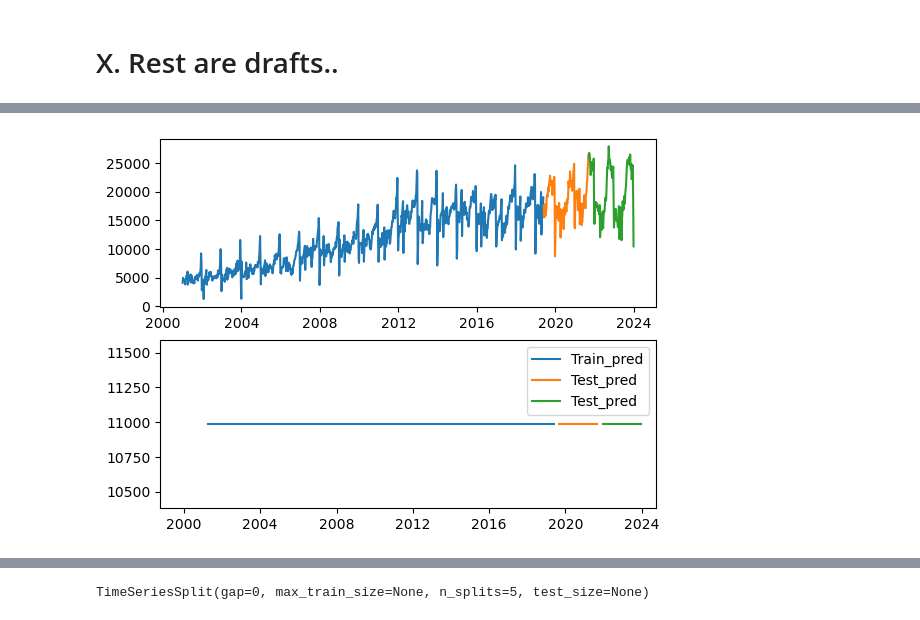
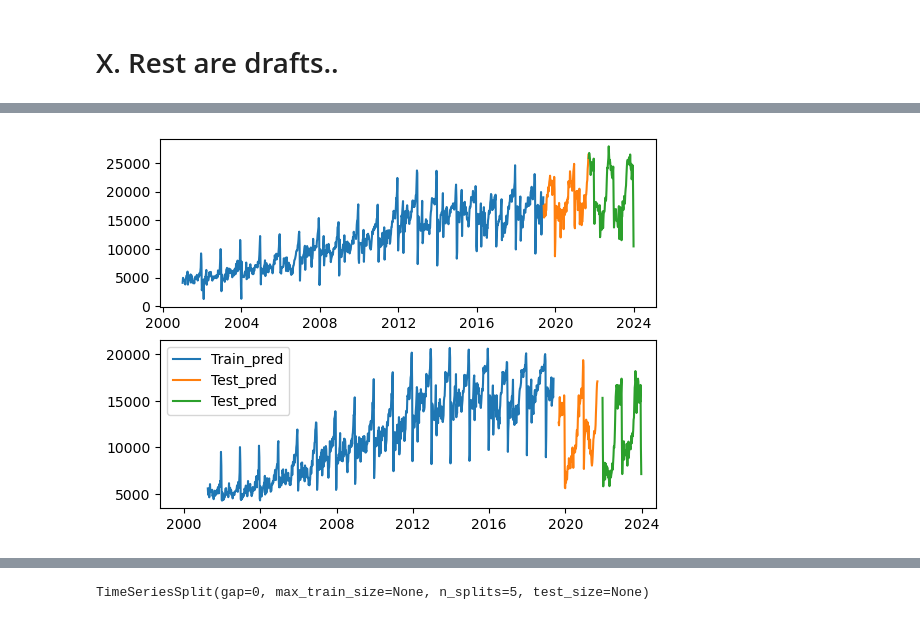
Before and after one commit to DataJakob/Various-School-Projects, a Jupyter notebook: Advanced Topics in Deep Learning/Feature_Enginneering.ipynb, the cells around one changed output, grey strips where cells are left out. Cells and saved outputs as stored; diff of their text form; code cells hidden in the pictures.

```diff
--- a/Advanced Topics in Deep Learning/Feature_Enginneering.ipynb
+++ b/Advanced Topics in Deep Learning/Feature_Enginneering.ipynb
@@ -114,7 +116,7 @@ log_func = FunctionTransformer(func=log_transformation)
 # %%
 def lagged_func_org(X, target=None):
     X =  pd.concat([target, X], axis=1)
-    lags = [[1,2,3,4],[1,13],[1,5],[1,2,3]]
+    lags = [[1,2,3,4],[13],[1,5],[1,2,3,4]]
     shift_cols = ['Salmon_exp_vol', 'Interest_rate', 'Food_index', 'FX_EURONOK']
 
     sec_it = 0
@@ -146,19 +148,20 @@ reshape_func = FunctionTransformer(func=reshaper)
 <h1> 3. LSTM model </h1>
 # %%
 model = keras.Sequential([
-    layers.LSTM(2, input_shape=(1,81)),
-    layers.Dropout(0.1),
-    layers.Dense(3, activation='relu'),
+    layers.LSTM(50, input_shape=(1,94)),
     layers.BatchNormalization(),
-    layers.Dropout(0.2),
-    layers.Dense(6, activation='LeakyReLU'),
+    layers.Dropout(0.3),
+    layers.Dense(16, activation='relu'),
+    layers.BatchNormalization(),
+    layers.Dropout(0.3),
+    layers.Dense(32, activation='LeakyReLU'),
     layers.Dense(1)
 ])
 model.compile(optimizer='adam',
               loss='mae')
 
 early_stopping = callbacks.EarlyStopping(
-    min_delta=0.001, # minimium amount of change to count as an improvement
+    min_delta=0.01, # minimium amount of change to count as an improvement
     patience=20, # how many epochs to wait before stopping
     restore_best_weights=True,
 )
@@ -195,11 +197,25 @@ pipe = Pipeline(steps=[
     ('ind', indicator_func),
     ('lag', lagged_func),
     ('Col_spec', engineering_func),
-    ('res', reshape_func),
+    ('zScore_func', zScore_func),
+    ('res', reshape_func)
     # ('lstm', model)
 ])
 
+# X_train_preprocessed = pipe.set_params(lag__kw_args={'target':y_train}).fit_transform(X_train)
+# X_val_preprocessed = pipe.set_params(lag__kw_args={'target':y_val}).transform(X_val)
+# X_test_preprocessed = pipe.set_params(lag__kw_args={'target':y_test}).transform(X_test)
+
+pipe.set_params(det__kw_args={'startValue':0}, lag__kw_args={'target':y_train})
+X_train_preprocessed  = pipe.fit_transform(X_train)
+
+pipe.set_params(det__kw_args={'startValue':960}, lag__kw_args={'target':y_val})
+X_val_preprocessed  = pipe.fit_transform(X_val)
+
+pipe.set_params(det__kw_args={'startValue':1080}, lag__kw_args={'target':y_test})
+X_test_preprocessed  = pipe.fit_transform(X_test)
+
+# X_train_preprocessed = pipe.set_params(lag__kw_args={'target':y_train}).fit_transform(X_train)
+# X_val_preprocessed = pipe.set_params(lag__kw_args={'target':y_val}).transform(X_val)
+# X_test_preprocessed = pipe.set_params(lag__kw_args={'target':y_test}).transform(X_test)
 pipe
-X_train_preprocessed = pipe.set_params(lag__kw_args={'target':y_train}).fit_transform(X_train)
-X_val_preprocessed = pipe.set_params(lag__kw_args={'target':y_val}).transform(X_val)
-X_test_preprocessed = pipe.set_params(lag__kw_args={'target':y_test}).transform(X_test)
@@ -211,9 +247,11 @@ y_val_pre = y_val[13:]
 y_test_pre = y_test[13:]
 # %%
 model.fit(X_train_preprocessed,y_train_pre,
-          epochs=500, batch_size=30,
+          epochs=500, batch_size=25,
           validation_data=[X_val_preprocessed, y_val_pre],
           callbacks=early_stopping)
+
+
 train_pred = model.predict(X_train_preprocessed)
 val_pred = model.predict(X_val_preprocessed)
 test_pred = model.predict(X_test_preprocessed)
@@ -238,18 +276,18 @@ Epoch 6/500
 # %%
 fig,ax = plt.subplots(2)
 ax[0].plot(y_train, label='Train')
 ax[0].plot(y_val, label='Valid')
 ax[0].plot(y_test, label='Test')
 
 ax[1].plot(X_train.index[13:], train_pred, label='Train_pred')
 ax[1].set_xlim(10500,20000)
-ax[1].plot(X_val.index[13:], test_pred, label='Test_pred')
+ax[1].plot(X_val.index[13:], val_pred, label='Test_pred')
 ax[1].plot(X_test.index[13:], test_pred, label='Test_pred')
 
 plt.legend()
 plt.show()
 # %% [output]
-[figure, old version]
+[figure, new version]
 # %%
 from sklearn.metrics import root_mean_squared_error as RMSE
 from sklearn.metrics import mean_absolute_percentage_error as MAPE
```
Also changed, not shown: parts of 7 cells of this notebook.
